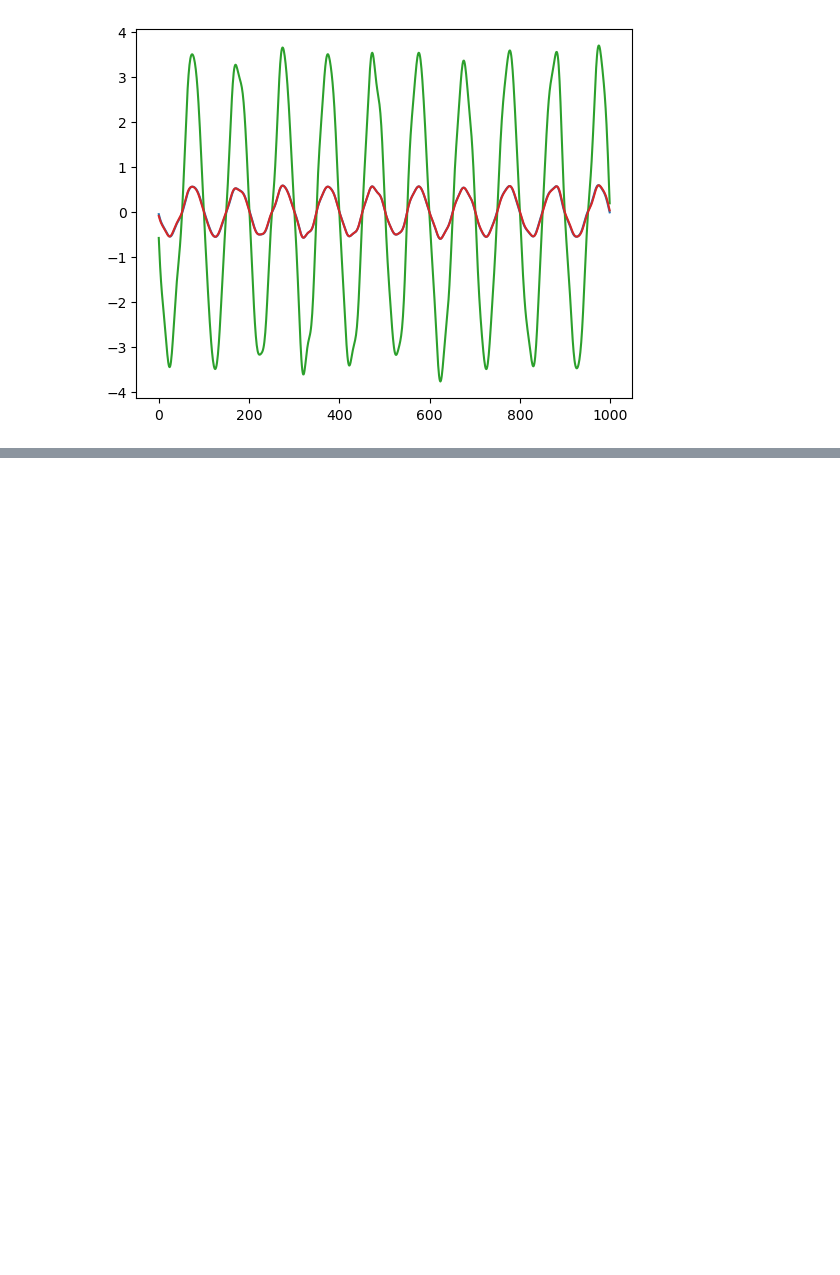
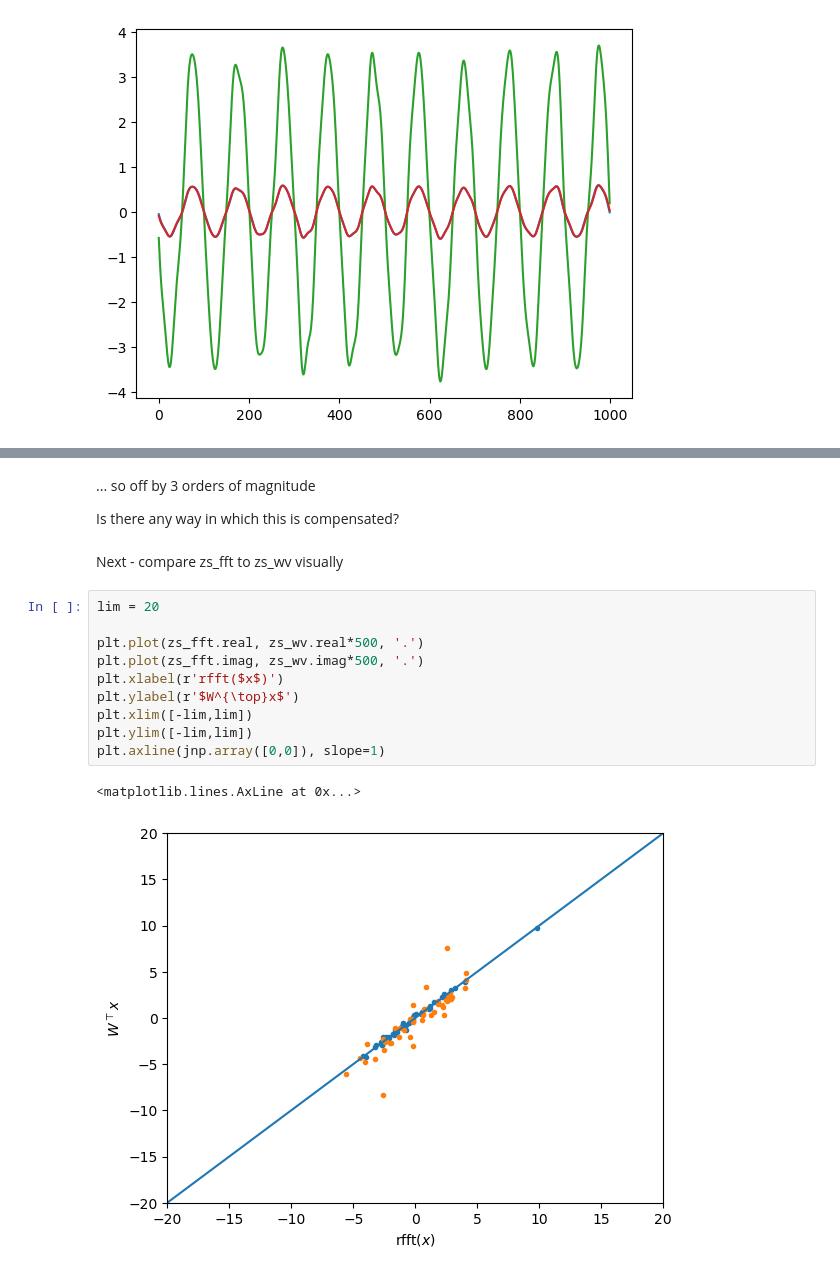
Before and after one commit to Stephen-Lab-BU/sgc, a Jupyter notebook: experiments/gaussian_observations/scaling_Wv.ipynb, the cells around one changed output, grey strips where cells are left out. Drawn from its saved outputs; the diff is of its cells as text; blank space fills up the shorter version.

Commit message:
compare jax vs scipy with bug removed

```diff
--- a/experiments/gaussian_observations/scaling_Wv.ipynb
+++ b/experiments/gaussian_observations/scaling_Wv.ipynb
@@ -224,0 +178,19 @@ for ov2 in ovs:
+# %% [markdown]
+... so off by 3 orders of magnitude
+
+Is there any way in which this is compensated?
+# %% [markdown]
+Next - compare zs_fft to zs_wv visually
+# %%
+lim = 20
+
+plt.plot(zs_fft.real, zs_wv.real*500, '.')
+plt.plot(zs_fft.imag, zs_wv.imag*500, '.')
+plt.xlabel(r'rfft($x$)')
+plt.ylabel(r'$W^{\top}x$')
+plt.xlim([-lim,lim])
+plt.ylim([-lim,lim])
+plt.axline(jnp.array([0,0]), slope=1)
+# %% [output]
+<matplotlib.lines.AxLine at 0x...>
+[figure, added]
```
Also changed, not shown: parts of 18 cells of this notebook, 39 other files.
